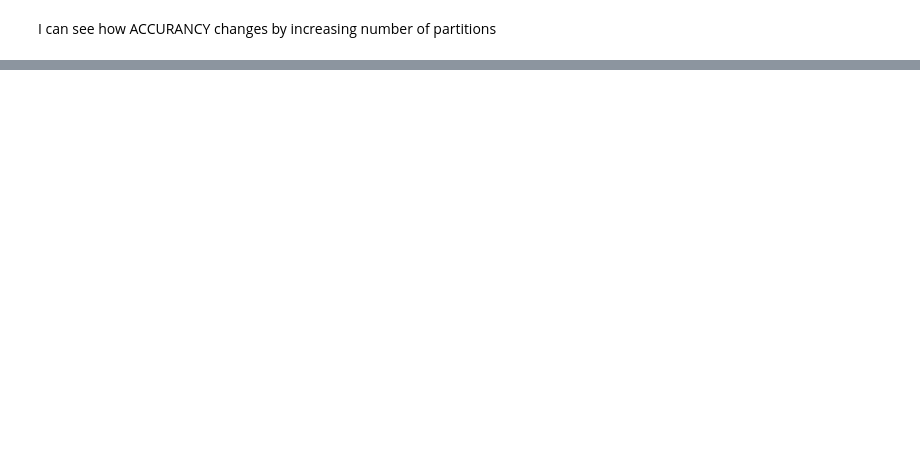
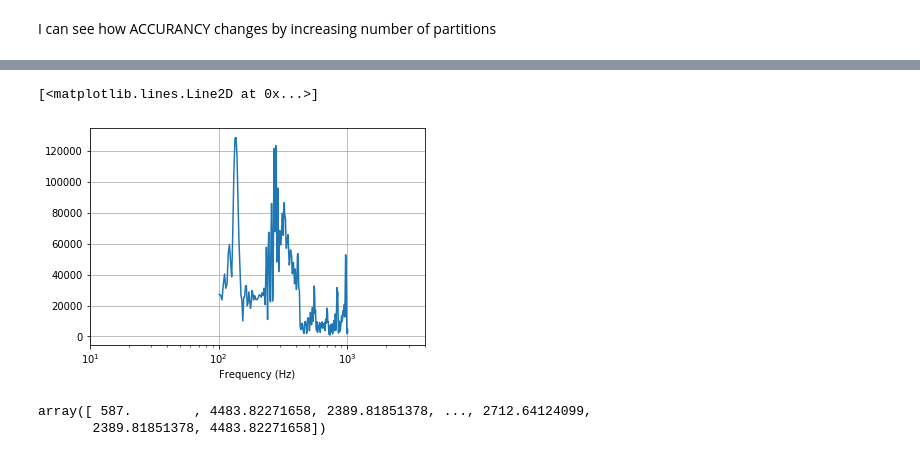
Before and after one commit to rubenIng93/DataScienceLab, a Jupyter notebook: Lab7_2ndCompetition.ipynb, the cells around one changed output, grey strips where cells are left out. Saved outputs shown, nothing was run; the diff lists cells and outputs as text; code cells hidden in the pictures; blank space fills up the shorter version.

```diff
--- a/Lab7_2ndCompetition.ipynb
+++ b/Lab7_2ndCompetition.ipynb
@@ -260,0 +318,23 @@ F1, macro-average: 0.266329
+# %%
+rate, data2 = scipy.io.wavfile.read('free-spoken-digit\\dev\\1201_5.wav')
+
+samples2 = data2.shape[0]
+
+datafft2 = fft(data2)
+#Get the absolute value of real and complex component:
+fftabs2 = abs(datafft2)
+freqs2 = fftfreq(samples2,1/rate)
+
+plt.xlim( [10, rate/2] )
+plt.xscale( 'log' )
+plt.grid( True )
+plt.xlabel( 'Frequency (Hz)' )
+plt.plot(freqs2[40:400],fftabs[40:400])
+# %% [output]
+[<matplotlib.lines.Line2D at 0x...>]
+[figure, added]
+# %%
+fftabs2
+# %% [output]
+array([ 587.        , 4483.82271658, 2389.81851378, ..., 2712.64124099,
+       2389.81851378, 4483.82271658])
```
Also changed, not shown: parts of 58 cells of this notebook.
